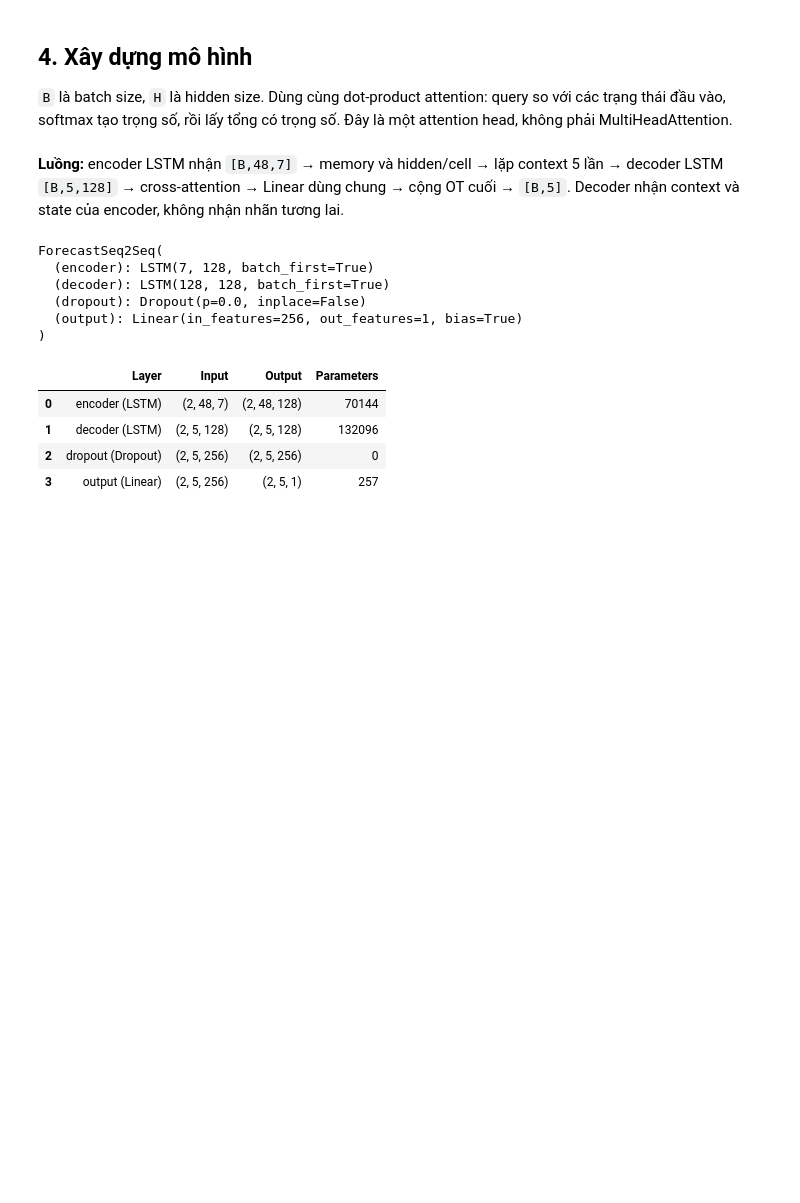
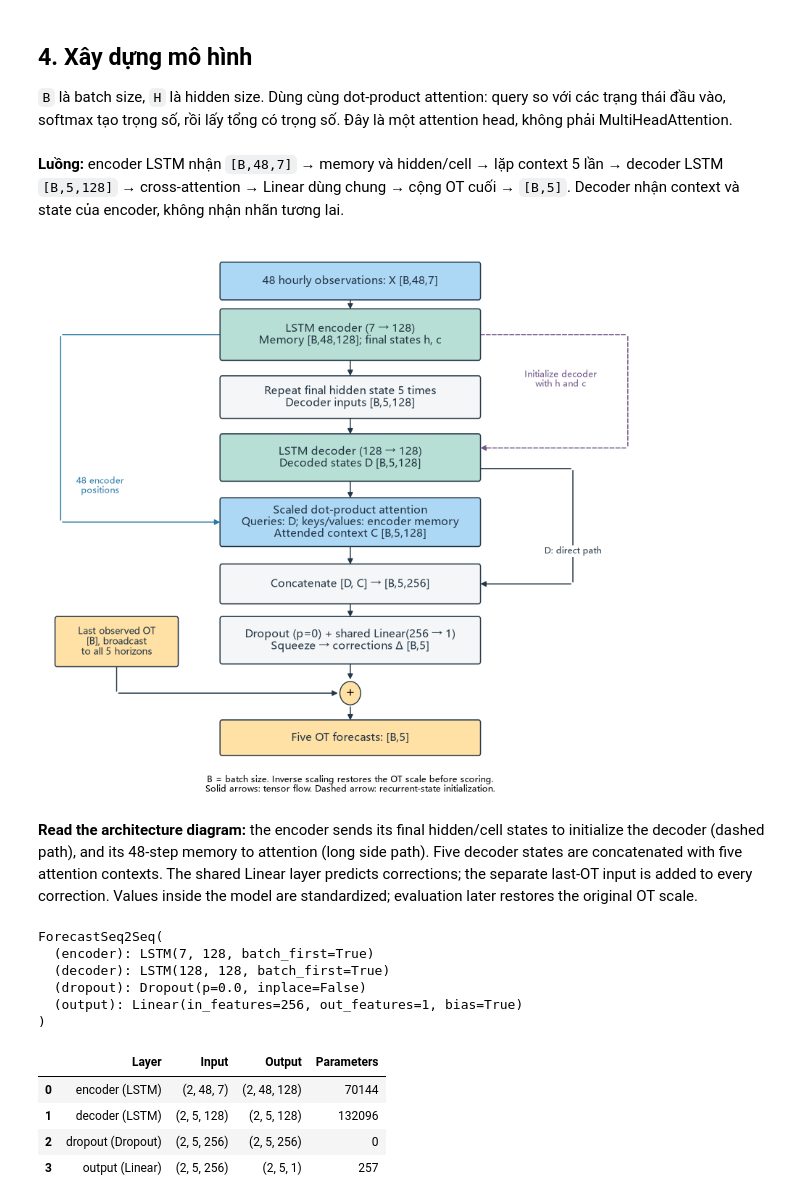
Before and after one commit to HelcurtLordno1/DeepLearning_final, a Jupyter notebook: task2/task2.ipynb, the cells around one changed output. Cells and saved outputs as stored; diff of their text form; code cells hidden in the pictures; blank space fills up the shorter version.

Commit message:
Explain report figures and draw final model architectures

```diff
--- a/task2/task2.ipynb
+++ b/task2/task2.ipynb
@@ -202,6 +210,14 @@ def dot_attention(query, memory):
     return torch.bmm(weights, memory), weights
 # %% [markdown]
 **Luồng:** encoder LSTM nhận `[B,48,7]` → memory và hidden/cell → lặp context 5 lần → decoder LSTM `[B,5,128]` → cross-attention → Linear dùng chung → cộng OT cuối → `[B,5]`. Decoder nhận context và state của encoder, không nhận nhãn tương lai.
+# %%
+from model_diagrams import draw_task2_architecture
+draw_task2_architecture()
+plt.show()
+# %% [output]
+[figure, added]
+# %% [markdown]
+**Read the architecture diagram:** the encoder sends its final hidden/cell states to initialize the decoder (dashed path), and its 48-step memory to attention (long side path). Five decoder states are concatenated with five attention contexts. The shared Linear layer predicts corrections; the separate last-OT input is added to every correction. Values inside the model are standardized; evaluation later restores the original OT scale.
 # %%
 class ForecastSeq2Seq(nn.Module):
     def __init__(self, features, config):
```
Also changed, not shown: parts of 4 cells of this notebook, 16 other files.
